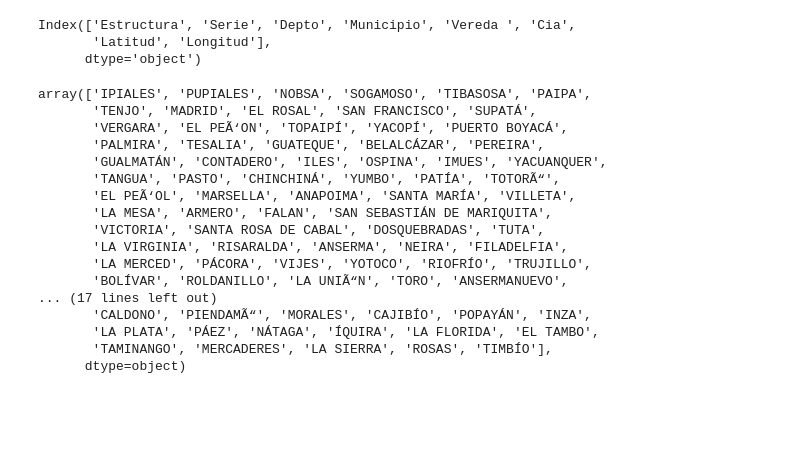
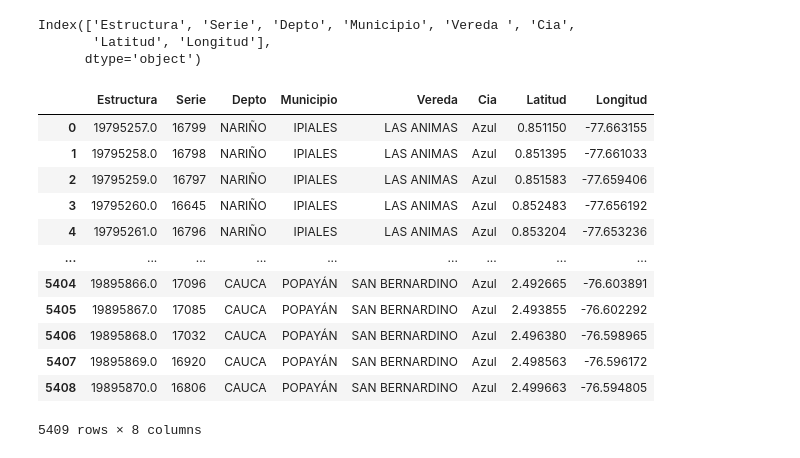
Before and after one commit to WMARBAR/CProgram_incidencias, a Jupyter notebook: constructor4_proyecto_II.ipynb, the cells around one changed output. Cells and saved outputs as stored; diff of their text form; code cells hidden in the pictures; blank space fills up the shorter version.

Commit message:
df_estructuras limpio

```diff
--- a/constructor4_proyecto_II.ipynb
+++ b/constructor4_proyecto_II.ipynb
@@ -248,32 +248,28 @@ Index(['Estructura', 'Serie', 'Depto', 'Municipio', 'Vereda ', 'Cia',
 # %%
 
 df_estructura= limpiar_nombres_columnas(df_estructura)
 df_estructura= drop_nan_by_column(df_estructura,'Estructura')
 df_estructura= deduplicar_estructuras_por_vereda(df_estructura)
 df_estructura = corregir_basura_columna(df_estructura, 'Depto')
 df_estructura['Depto'] = df_estructura['Depto'].replace('NARIÃ‘O', 'NARIÑO')
 df_estructura = corregir_basura_columna(df_estructura, 'Municipio')
 df_estructura['Municipio'] = df_estructura['Municipio'].replace('IBAGUÃ‰', 'IBAGUÉ')
 df_estructura['Municipio'] = df_estructura['Municipio'].replace('JERUSALÃ‰N', 'JERUSALÉN')
 df_estructura['Municipio'] = df_estructura['Municipio'].replace('GUACHENÃ‰', 'GUACHENÉ')
 df_estructura['Latitud'] = df_estructura['Latitud'].replace(',', '.')
 df_estructura['Longitud'] = df_estructura['Longitud'].replace(',', '.')
-df_estructura['Municipio'].unique()
+df_estructura
 # %% [output]
+|  | Estructura | Serie | Depto | Municipio | Vereda | Cia | Latitud | Longitud |
+| 0 | 19795257.0 | 16799 | NARIÑO | IPIALES | LAS ANIMAS | Azul | 0.851150 | -77.663155 |
+| 1 | 19795258.0 | 16798 | NARIÑO | IPIALES | LAS ANIMAS | Azul | 0.851395 | -77.661033 |
+| 2 | 19795259.0 | 16797 | NARIÑO | IPIALES | LAS ANIMAS | Azul | 0.851583 | -77.659406 |
+| 3 | 19795260.0 | 16645 | NARIÑO | IPIALES | LAS ANIMAS | Azul | 0.852483 | -77.656192 |
+| 4 | 19795261.0 | 16796 | NARIÑO | IPIALES | LAS ANIMAS | Azul | 0.853204 | -77.653236 |
+| ... | ... | ... | ... | ... | ... | ... | ... | ... |
+| 5404 | 19895866.0 | 17096 | CAUCA | POPAYÁN | SAN BERNARDINO | Azul | 2.492665 | -76.603891 |
+| 5405 | 19895867.0 | 17085 | CAUCA | POPAYÁN | SAN BERNARDINO | Azul | 2.493855 | -76.602292 |
+| 5406 | 19895868.0 | 17032 | CAUCA | POPAYÁN | SAN BERNARDINO | Azul | 2.496380 | -76.598965 |
+| 5407 | 19895869.0 | 16920 | CAUCA | POPAYÁN | SAN BERNARDINO | Azul | 2.498563 | -76.596172 |
+| 5408 | 19895870.0 | 16806 | CAUCA | POPAYÁN | SAN BERNARDINO | Azul | 2.499663 | -76.594805 |
-array(['IPIALES', 'PUPIALES', 'NOBSA', 'SOGAMOSO', 'TIBASOSA', 'PAIPA',
-       'TENJO', 'MADRID', 'EL ROSAL', 'SAN FRANCISCO', 'SUPATÁ',
-       'VERGARA', 'EL PEÃ‘ON', 'TOPAIPÍ', 'YACOPÍ', 'PUERTO BOYACÁ',
-       'PALMIRA', 'TESALIA', 'GUATEQUE', 'BELALCÁZAR', 'PEREIRA',
-       'GUALMATÁN', 'CONTADERO', 'ILES', 'OSPINA', 'IMUES', 'YACUANQUER',
-       'TANGUA', 'PASTO', 'CHINCHINÁ', 'YUMBO', 'PATÍA', 'TOTORÃ“',
-       'EL PEÃ‘OL', 'MARSELLA', 'ANAPOIMA', 'SANTA MARÍA', 'VILLETA',
-       'LA MESA', 'ARMERO', 'FALAN', 'SAN SEBASTIÁN DE MARIQUITA',
-       'VICTORIA', 'SANTA ROSA DE CABAL', 'DOSQUEBRADAS', 'TUTA',
-       'LA VIRGINIA', 'RISARALDA', 'ANSERMA', 'NEIRA', 'FILADELFIA',
-       'LA MERCED', 'PÁCORA', 'VIJES', 'YOTOCO', 'RIOFRÍO', 'TRUJILLO',
-       'BOLÍVAR', 'ROLDANILLO', 'LA UNIÃ“N', 'TORO', 'ANSERMANUEVO',
-... (17 lines left out)
-       'CALDONO', 'PIENDAMÃ“', 'MORALES', 'CAJIBÍO', 'POPAYÁN', 'INZA',
-       'LA PLATA', 'PÁEZ', 'NÁTAGA', 'ÍQUIRA', 'LA FLORIDA', 'EL TAMBO',
-       'TAMINANGO', 'MERCADERES', 'LA SIERRA', 'ROSAS', 'TIMBÍO'],
-      dtype=object)
+5409 rows × 8 columns
```
Also changed, not shown: parts of 1 cell of this notebook.
